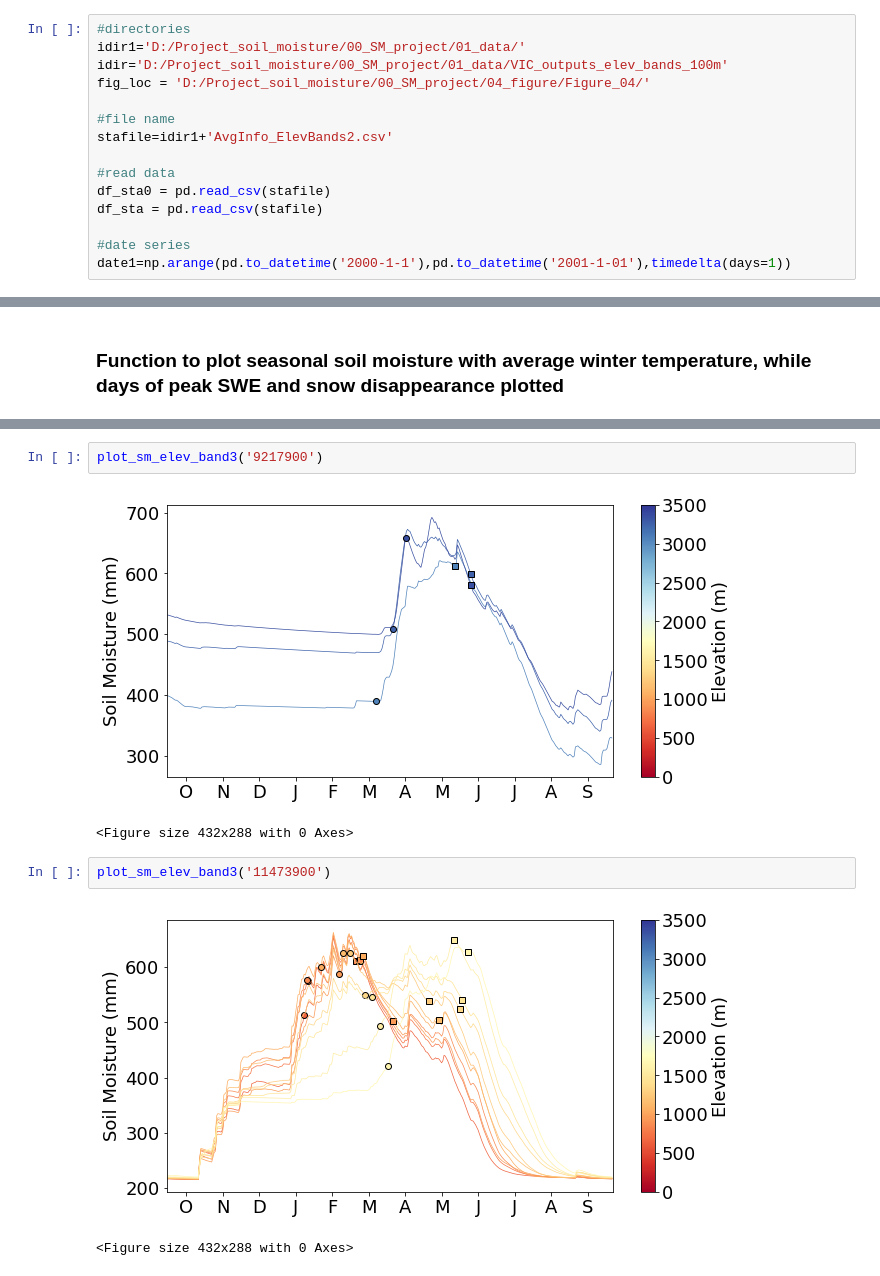
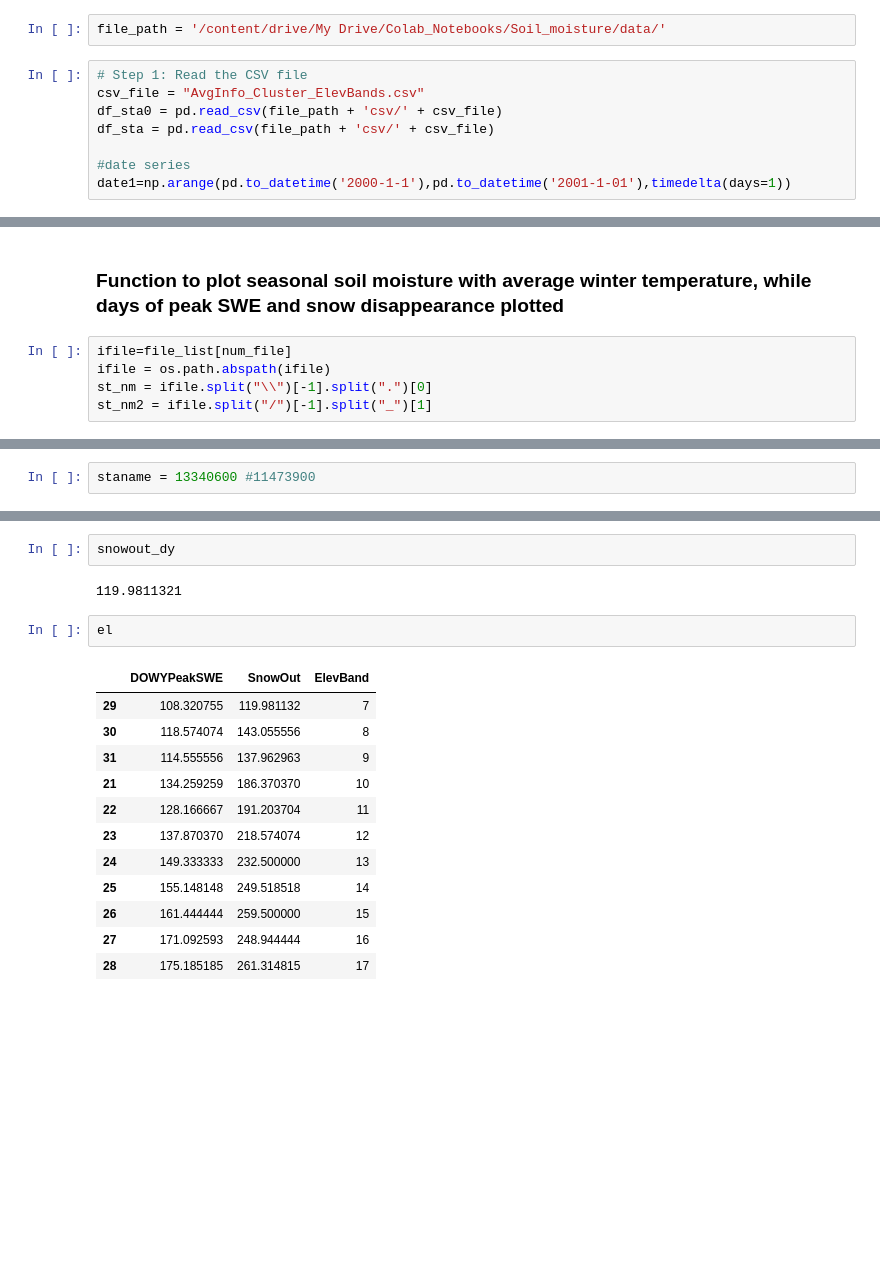
Before and after one commit to szalam/SM_carryover, a Jupyter notebook: 02_code/030_SM_pattern.ipynb, the cells around one changed output, grey strips where cells are left out. Saved outputs shown, nothing was run; the diff lists cells and outputs as text; blank space fills up the shorter version.

```diff
--- a/02_code/030_SM_pattern.ipynb
+++ b/02_code/030_SM_pattern.ipynb
@@ -40,15 +54,10 @@ from natsort import natsorted #
+# %%
+file_path = '/content/drive/My Drive/Colab_Notebooks/Soil_moisture/data/'
 # %%
-#directories
-idir1='D:/Project_soil_moisture/00_SM_project/01_data/'
-idir='D:/Project_soil_moisture/00_SM_project/01_data/VIC_outputs_elev_bands_100m'
-fig_loc = 'D:/Project_soil_moisture/00_SM_project/04_figure/Figure_04/'
-
-#file name
-stafile=idir1+'AvgInfo_ElevBands2.csv'
-
-#read data
-df_sta0 = pd.read_csv(stafile)
-df_sta = pd.read_csv(stafile)
+# Step 1: Read the CSV file
+csv_file = "AvgInfo_Cluster_ElevBands.csv"
+df_sta0 = pd.read_csv(file_path + 'csv/' + csv_file)
+df_sta = pd.read_csv(file_path + 'csv/' + csv_file)
 
 #date series
 date1=np.arange(pd.to_datetime('2000-1-1'),pd.to_datetime('2001-1-01'),timedelta(days=1))
@@ -203,2 +85,7 @@ plot_sm_elev_band('Sierra Nevada')
 # %% [markdown]
 ### Function to plot seasonal soil moisture with average winter temperature, while days of peak SWE and snow disappearance plotted
+# %%
+ifile=file_list[num_file]
+ifile = os.path.abspath(ifile)
+st_nm = ifile.split("\\")[-1].split(".")[0]
+st_nm2 = ifile.split("/")[-1].split("_")[1]
@@ -205 +98,3 @@ plot_sm_elev_band('Sierra Nevada')
+# %%
+staname = 13340600 #11473900
 # %%
@@ -415,10 +227,19 @@ plot_sm_elev_band3('Upper Colorado Region')
-# %%
-plot_sm_elev_band3('9217900')
-# %% [output]
-[figure, removed]
-<Figure size 432x288 with 0 Axes>
-# %%
-plot_sm_elev_band3('11473900')
-# %% [output]
-[figure, removed]
-<Figure size 432x288 with 0 Axes>
+# %%
+snowout_dy
+# %% [output]
+119.9811321
+# %%
+el
+# %% [output]
+|  | DOWYPeakSWE | SnowOut | ElevBand |
+| 29 | 108.320755 | 119.981132 | 7 |
+| 30 | 118.574074 | 143.055556 | 8 |
+| 31 | 114.555556 | 137.962963 | 9 |
+| 21 | 134.259259 | 186.370370 | 10 |
+| 22 | 128.166667 | 191.203704 | 11 |
+| 23 | 137.870370 | 218.574074 | 12 |
+| 24 | 149.333333 | 232.500000 | 13 |
+| 25 | 155.148148 | 249.518518 | 14 |
+| 26 | 161.444444 | 259.500000 | 15 |
+| 27 | 171.092593 | 248.944444 | 16 |
+| 28 | 175.185185 | 261.314815 | 17 |
```
Also changed, not shown: parts of 28 cells of this notebook, 9 other files.
